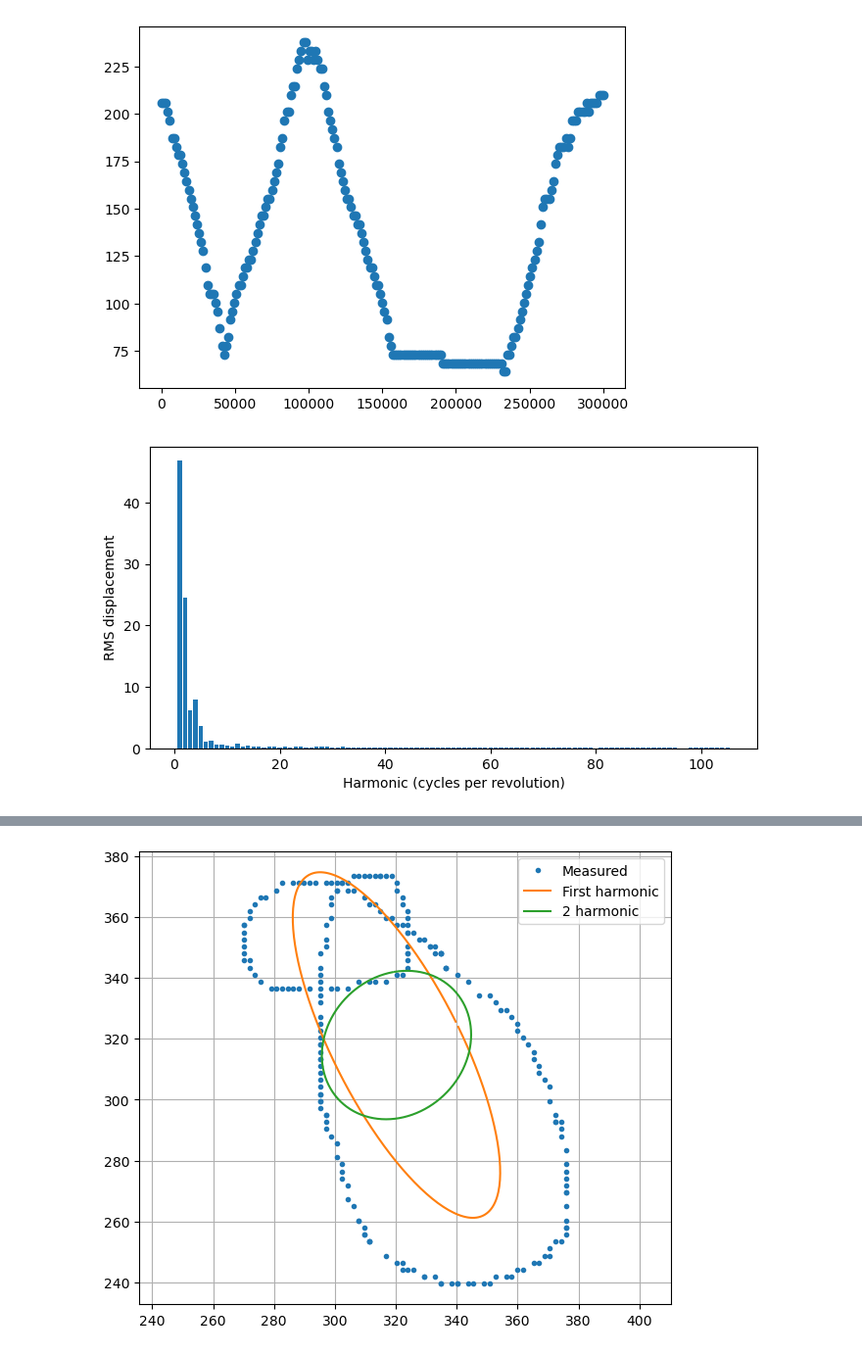
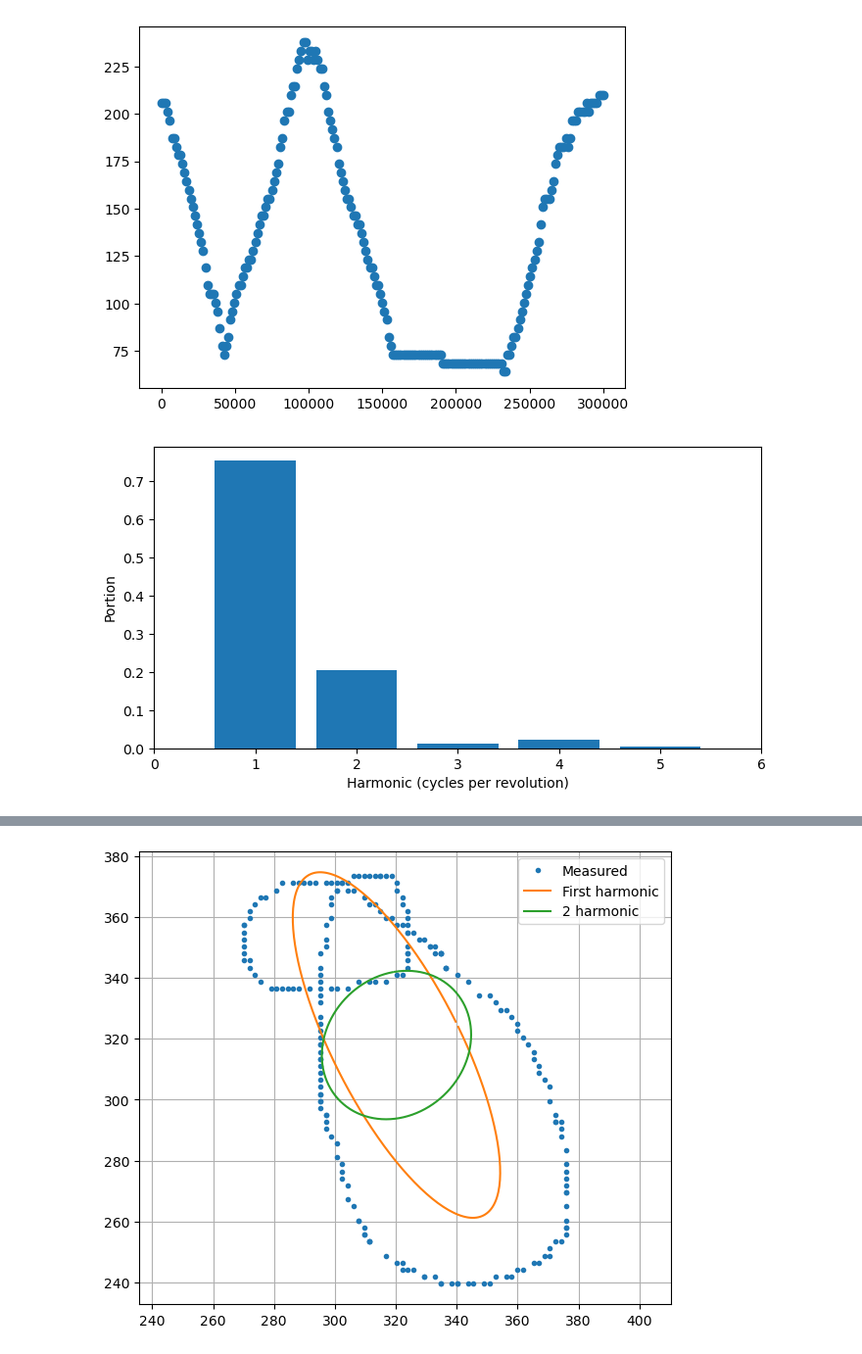
Before and after one commit to seambr/chem-bio-tools, a Jupyter notebook: bex2.ipynb, the cells around one changed output, grey strips where cells are left out. Shown at 98% size. Drawn from its saved outputs; the diff is of its cells as text; code cells hidden in the pictures.

```diff
--- a/bex2.ipynb
+++ b/bex2.ipynb
@@ -116,10 +111,18 @@ amplitudes = np.array([
 # %%
 import matplotlib.pyplot as plt
 
+amplitudes = np.array([
+    np.sqrt(abs(c[k])**2 + abs(c[-k])**2)
+    for k in range(1, N//2)
+])
+percents = np.square(amplitudes) / np.sum(np.square(amplitudes))
+
 plt.figure(figsize=(8, 4))
-plt.bar(np.arange(1, len(amplitudes) + 1), amplitudes)
+plt.bar(np.arange(1, len(amplitudes) + 1), percents)
+plt.xlim(0,6)
+
 plt.xlabel("Harmonic (cycles per revolution)")
 plt.ylabel("Portion")
 plt.show()
 # %% [output]
-[figure, old version]
+[figure, new version]
```
Also changed, not shown: parts of 3 cells of this notebook.
